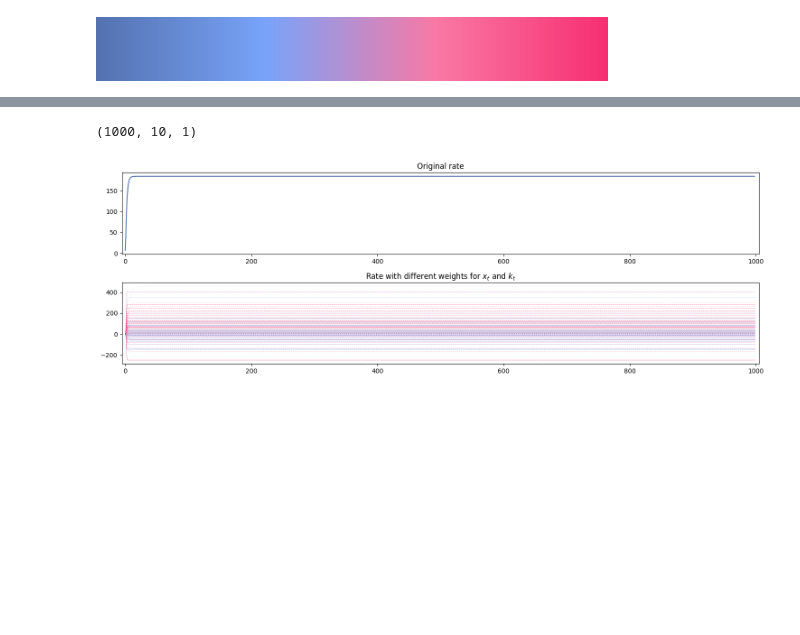
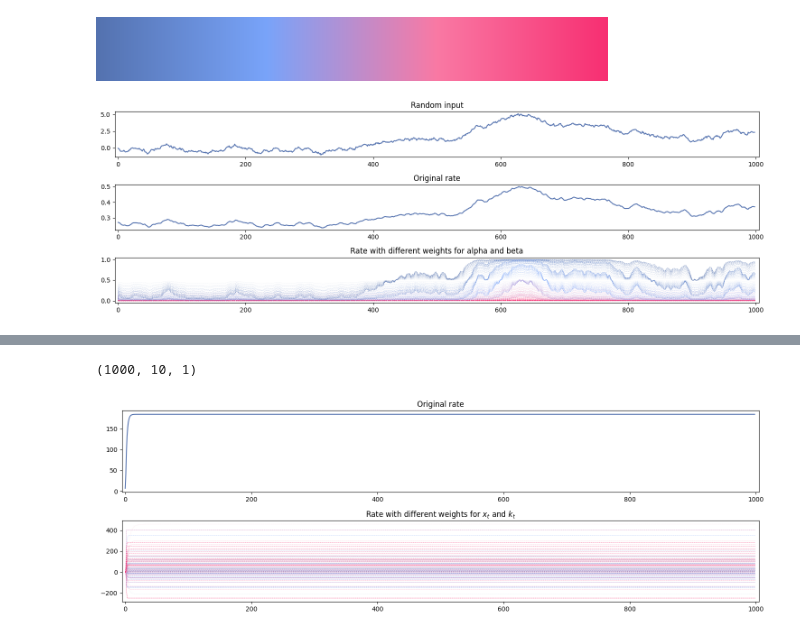
Before and after one commit to 1101AlexZab1011/SpatialMemory, a Jupyter notebook: dev/bb_stuff.ipynb, the cells around one changed output, grey strips where cells are left out. Drawn from its saved outputs; the diff is of its cells as text; code cells hidden in the pictures; blank space fills up the shorter version.

```diff
--- a/dev/bb_stuff.ipynb
+++ b/dev/bb_stuff.ipynb
@@ -62,3 +61,40 @@ cmap = generate_cmap('#5472af', '#79a4fa', '#FA79A4', '#f72f72')
 cmap
 # %% [output]
 [figure]
+# %%
+fig, (ax1, ax2, ax3) = plt.subplots(3, 1, figsize=(15, 5))
+
+# k = gaussian_random_walk(1000, mean=0, std=0.1)
+
+ax1.plot(k[1:], color=cmap(0))
+ax1.set_xlim(-5, 1005)
+ax1.set_title('Random input')
+r = gen_r(gen_x(k, a=1, b=1))
+ax2.plot(r[1:], color=cmap(0))
+ax2.set_xlim(-5, 1005)
+ax2.set_title('Original rate')
+
+
+n_steps = 10
+a_range = np.linspace(0.9, 1, n_steps)
+b_range = np.linspace(.5, 2.5, n_steps)
+
+alpha_range = np.linspace(1, 10, n_steps)
+beta_range = np.linspace(.1, 1, n_steps)
+
+alphas = np.linspace(0.1, 1, n_steps)
+colors = [cmap(a) for a in np.linspace(0., 1, n_steps)]
+
+for a, c in zip(alpha_range, colors):
+    for b, alpha in zip(beta_range, alphas):
+        color = c
+        # r = gen_r(gen_x(k, a=a, b=b))
+        r = gen_r(gen_x(k), a, b)
+        ax3.plot(r, c=color, alpha=alpha, linestyle='--', linewidth=0.5)
+ax3.set_xlim(-5, 1005)
+# ax3.set_title(r'Rate with different weights for $x_{t}$ and $k_{t}$')
+
+ax3.set_title(r'Rate with different weights for alpha and beta')
+fig.tight_layout()
+# %% [output]
+[figure, added]
```
Also changed, not shown: parts of 12 cells of this notebook, 14 other files.
